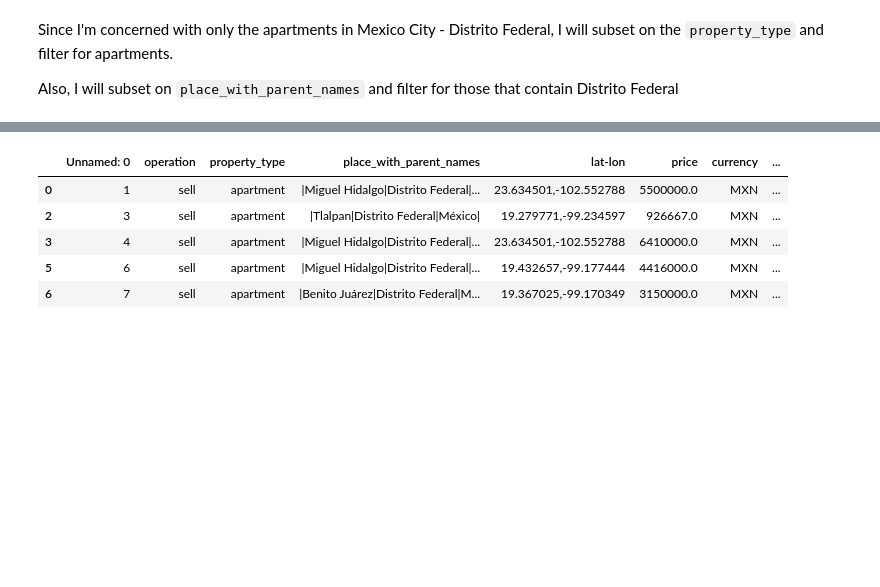
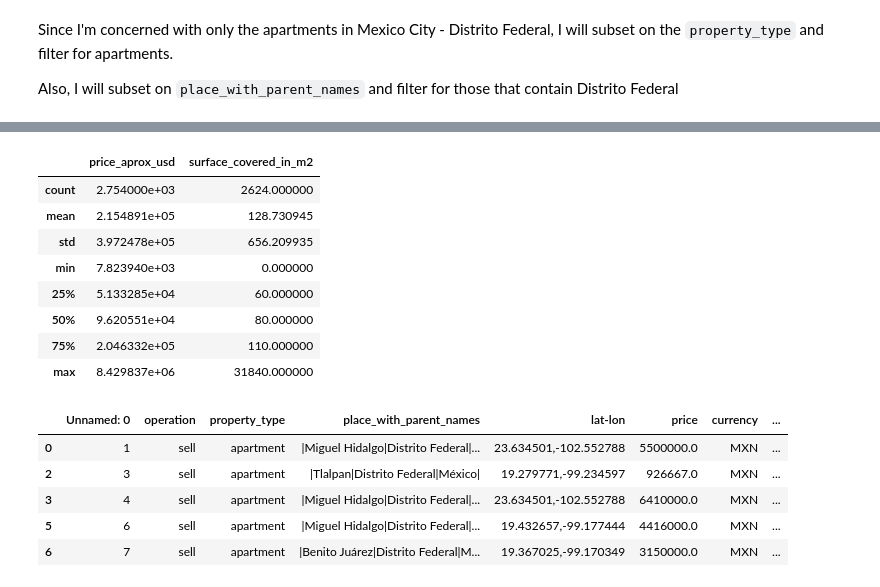
Before and after one commit to imanadeko/Predicting-Apartment-Prices-in-Mexico-City, a Jupyter notebook: notebook.ipynb, the cells around one changed output, grey strips where cells are left out. Cells and saved outputs as stored; diff of their text form; code cells hidden in the pictures; blank space fills up the shorter version.

```diff
--- a/notebook.ipynb
+++ b/notebook.ipynb
@@ -93,3 +110,15 @@ df1 = df1[apt_filter & state_filter]
+# %%
+df1[['price_aprox_usd', 'surface_covered_in_m2']].describe()
+# %% [output]
+|  | price_aprox_usd | surface_covered_in_m2 |
+| count | 2.754000e+03 | 2624.000000 |
+| mean | 2.154891e+05 | 128.730945 |
+| std | 3.972478e+05 | 656.209935 |
+| min | 7.823940e+03 | 0.000000 |
+| 25% | 5.133285e+04 | 60.000000 |
+| 50% | 9.620551e+04 | 80.000000 |
+| 75% | 2.046332e+05 | 110.000000 |
+| max | 8.429837e+06 | 31840.000000 |
 # %%
 df1.head()
 # %% [output]
```
Also changed, not shown: parts of 3 cells of this notebook.
